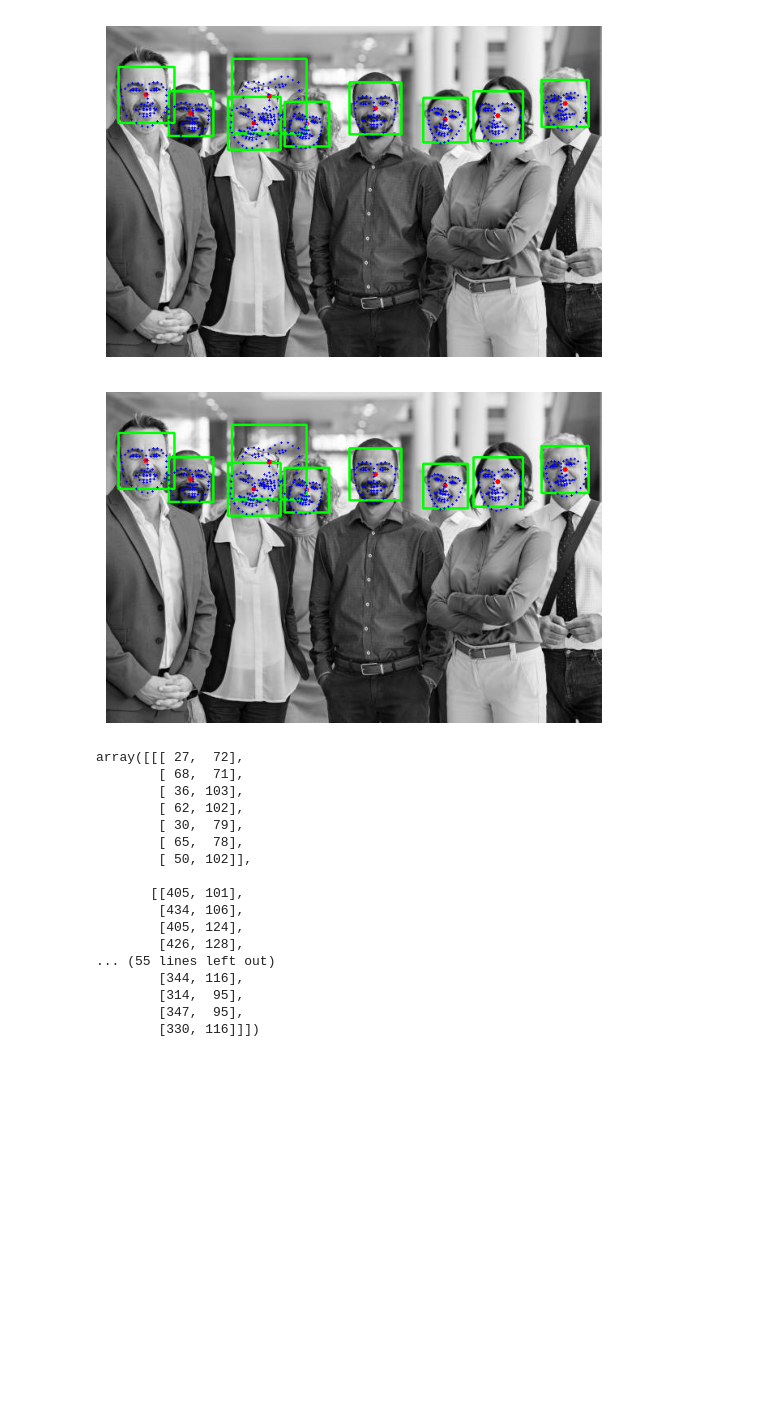
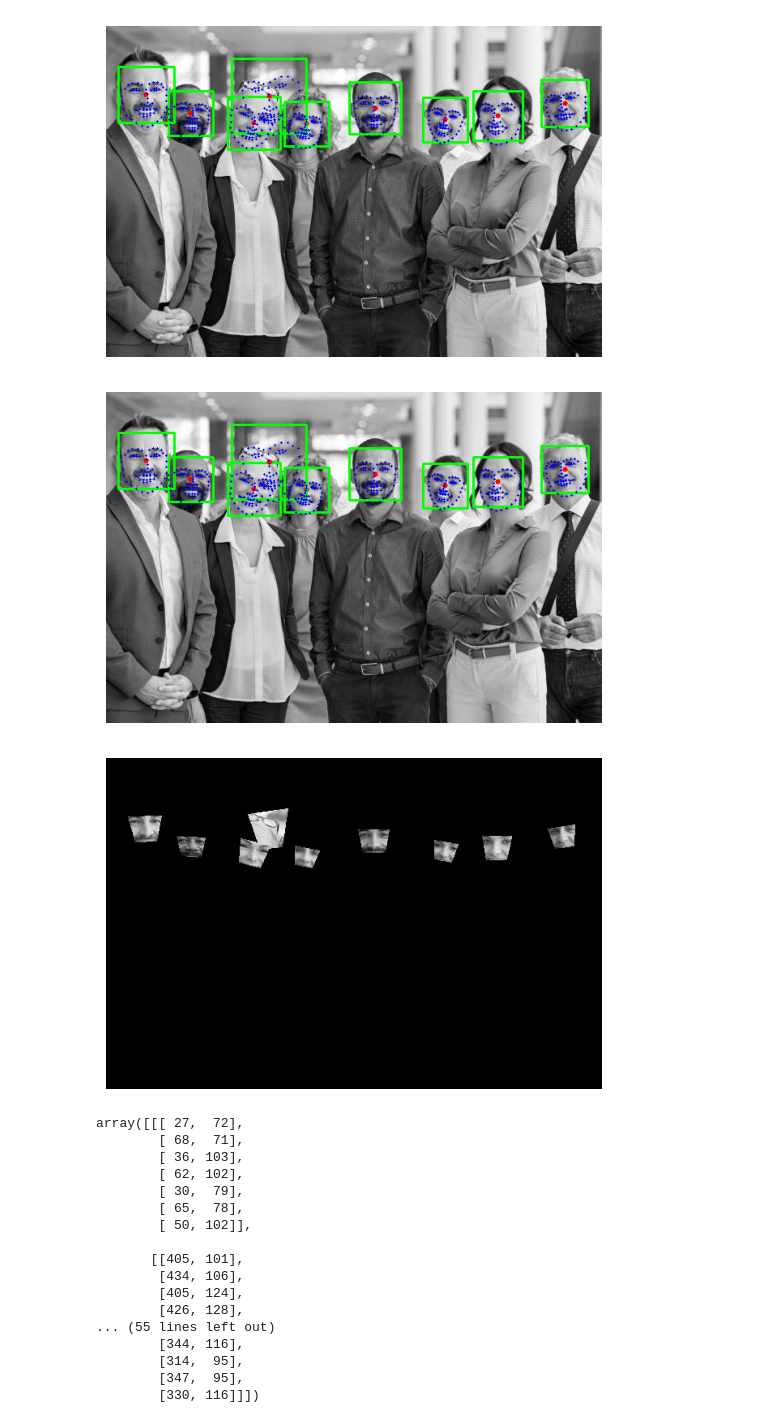
Before and after one commit to icingtea/skin_detection, a Jupyter notebook: testing.ipynb, the cells around one changed output. Drawn from its saved outputs; the diff is of its cells as text; code cells hidden in the pictures; blank space fills up the shorter version.

```diff
--- a/testing.ipynb
+++ b/testing.ipynb
@@ -117,9 +117,10 @@ face_detector.display(img)
 # %%
 image_mask_pts, pts = face_detector.mask_points("test_images/faces.jpg", landmarks)
 # %%
-face_detector.display(img)
+face_detector.display(img, pts, "test_images/faces.jpg")
 # %% [output]
 [figure]
+[figure, added]
 # %%
 np.array(pts)
 # %% [output]
```
Also changed, not shown: 1 other file.
